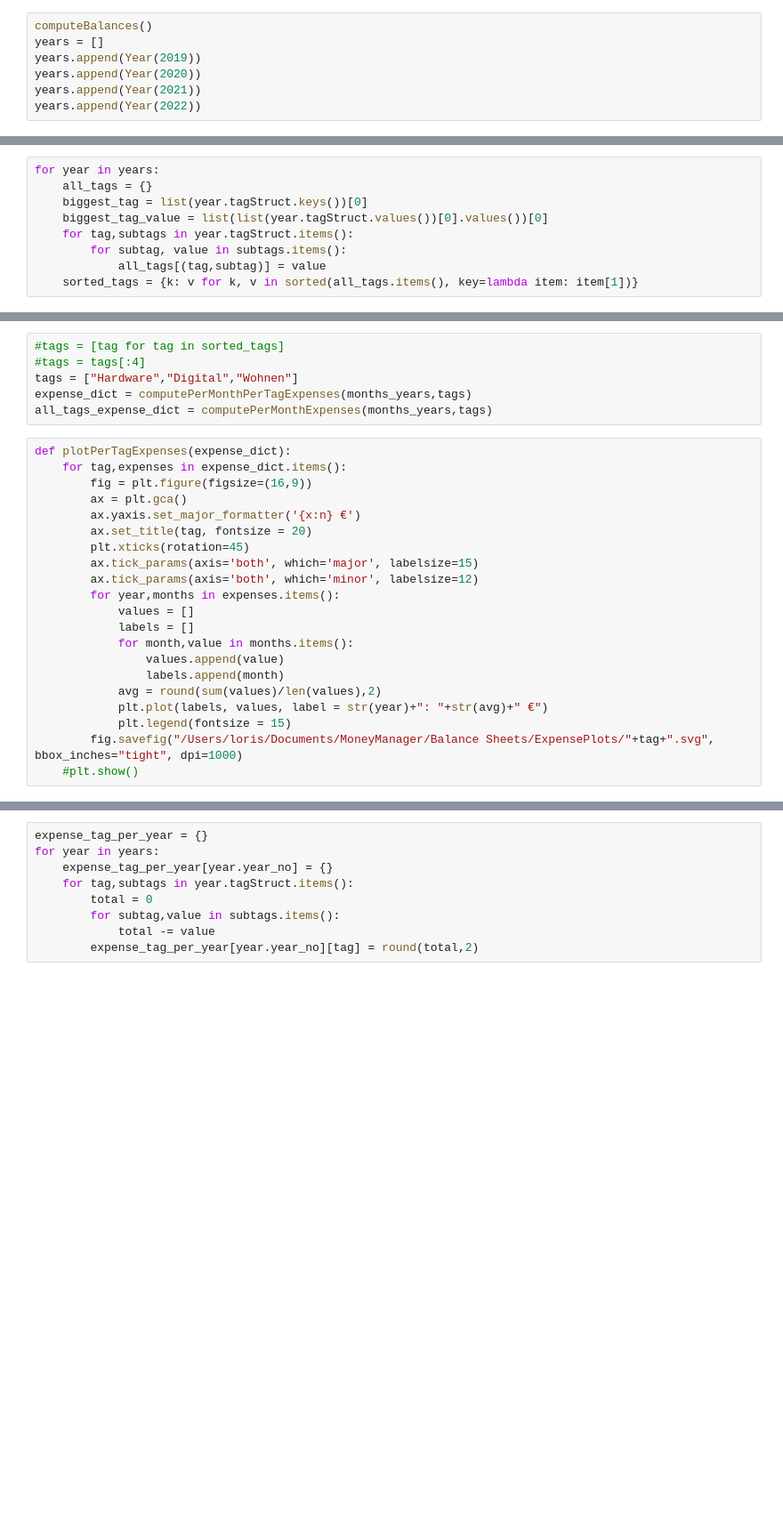
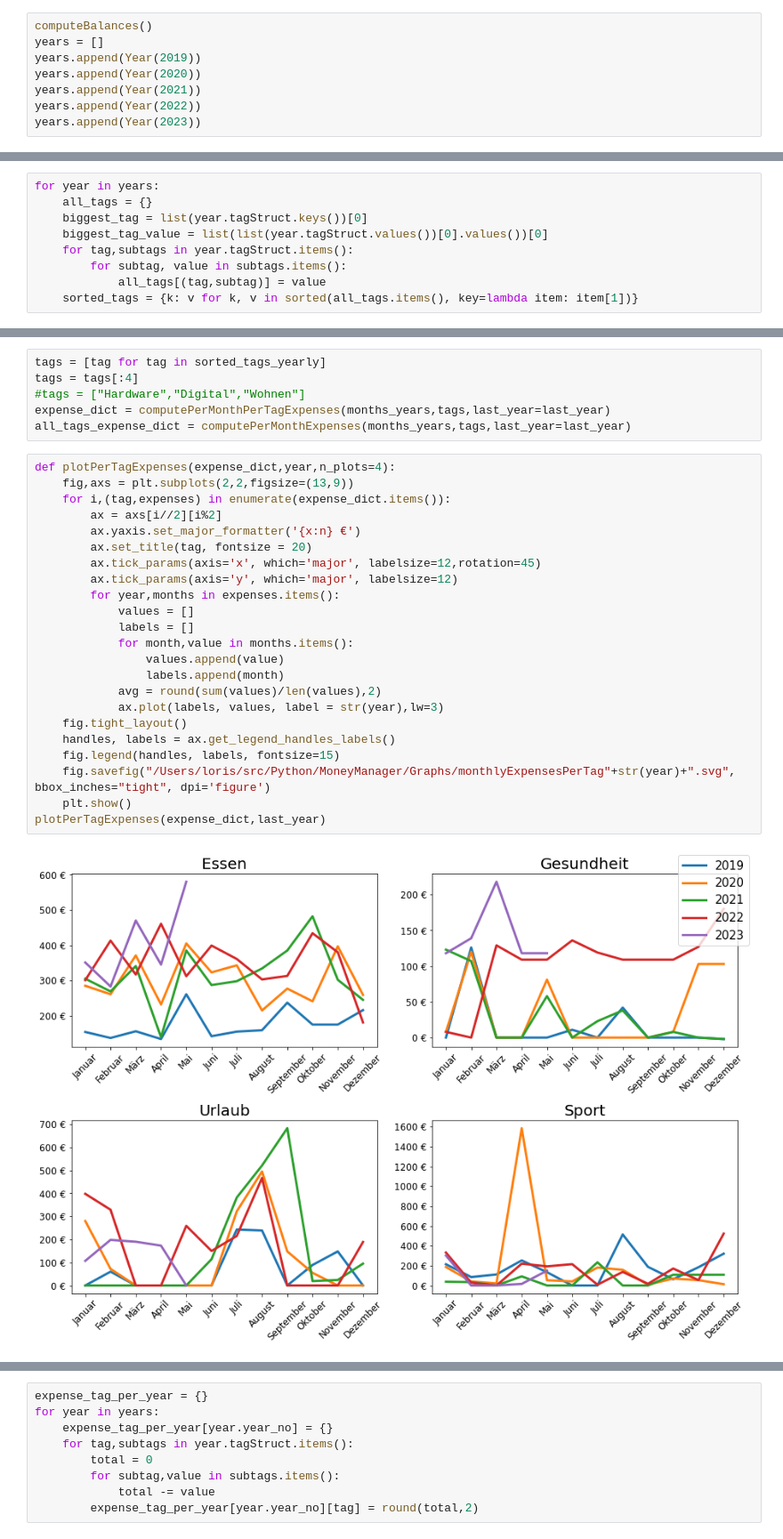
Before and after one commit to LorisSchmit/MoneyManager, a Jupyter notebook: expense_plotter.ipynb, the cells around one changed output, grey strips where cells are left out. Shown: that part at 89% size. Cells and saved outputs as stored; diff of their text form; blank space fills up the shorter version.

Commit message:
monthly expenses per tag added to yearly balance

```diff
--- a/expense_plotter.ipynb
+++ b/expense_plotter.ipynb
@@ -30,6 +30,7 @@ years.append(Year(2019))
 years.append(Year(2020))
 years.append(Year(2021))
 years.append(Year(2022))
+years.append(Year(2023))
 # %%
 months_years = []
 for year in years:
@@ -87,27 +102,31 @@ def computePerMonthExpenses(months_years,tags):
 # %%
-#tags = [tag for tag in sorted_tags]
-#tags = tags[:4]
-tags = ["Hardware","Digital","Wohnen"]
-expense_dict = computePerMonthPerTagExpenses(months_years,tags)
-all_tags_expense_dict = computePerMonthExpenses(months_years,tags)
+tags = [tag for tag in sorted_tags_yearly]
+tags = tags[:4]
+#tags = ["Hardware","Digital","Wohnen"]
+expense_dict = computePerMonthPerTagExpenses(months_years,tags,last_year=last_year)
+all_tags_expense_dict = computePerMonthExpenses(months_years,tags,last_year=last_year)
 # %%
-def plotPerTagExpenses(expense_dict):
-    for tag,expenses in expense_dict.items():
-        fig = plt.figure(figsize=(16,9))
-        ax = plt.gca()
+def plotPerTagExpenses(expense_dict,year,n_plots=4):
+    fig,axs = plt.subplots(2,2,figsize=(13,9))
+    for i,(tag,expenses) in enumerate(expense_dict.items()):
+        ax = axs[i//2][i%2]
         ax.yaxis.set_major_formatter('{x:n} €')
         ax.set_title(tag, fontsize = 20)
-        plt.xticks(rotation=45)
-        ax.tick_params(axis='both', which='major', labelsize=15)
-        ax.tick_params(axis='both', which='minor', labelsize=12)
+        ax.tick_params(axis='x', which='major', labelsize=12,rotation=45)
+        ax.tick_params(axis='y', which='major', labelsize=12)
         for year,months in expenses.items():
             values = []
             labels = []
             for month,value in months.items():
                 values.append(value)
                 labels.append(month)
             avg = round(sum(values)/len(values),2)
-            plt.plot(labels, values, label = str(year)+": "+str(avg)+" €")
-            plt.legend(fontsize = 15)
-        fig.savefig("/Users/loris/Documents/MoneyManager/Balance Sheets/ExpensePlots/"+tag+".svg", bbox_inches="tight", dpi=1000)
-    #plt.show()
+            ax.plot(labels, values, label = str(year),lw=3)
+    fig.tight_layout()
+    handles, labels = ax.get_legend_handles_labels()
+    fig.legend(handles, labels, fontsize=15)
+    fig.savefig("/Users/loris/src/Python/MoneyManager/Graphs/monthlyExpensesPerTag"+str(year)+".svg", bbox_inches="tight", dpi='figure')
+    plt.show()
+plotPerTagExpenses(expense_dict,last_year)
+# %% [output]
+[figure, added]
```
Also changed, not shown: parts of 7 cells of this notebook, 4 other files.
